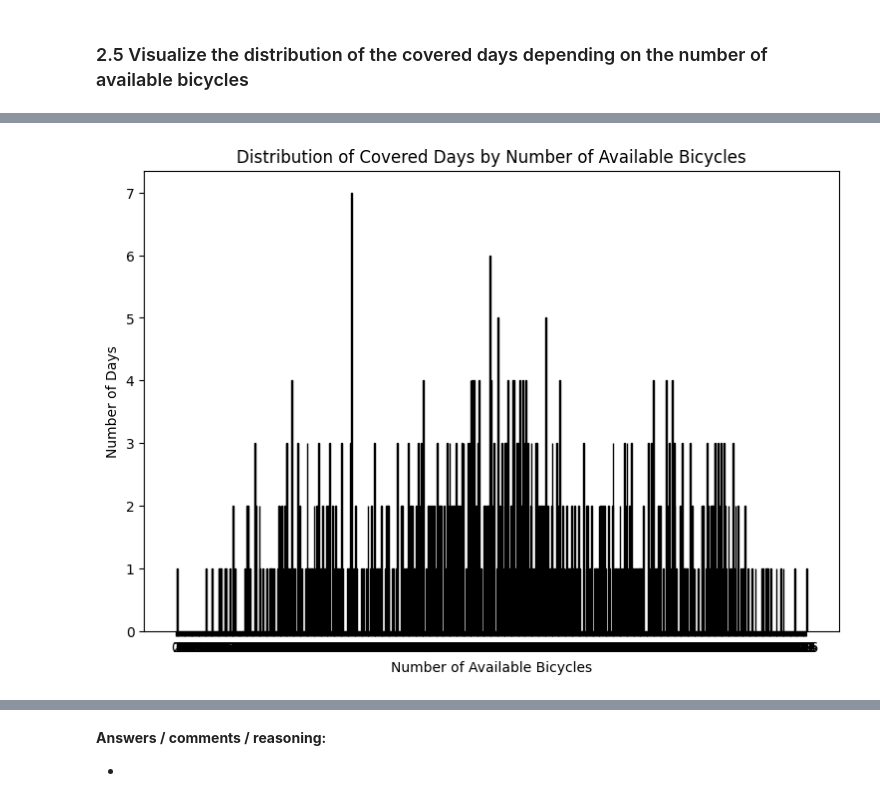
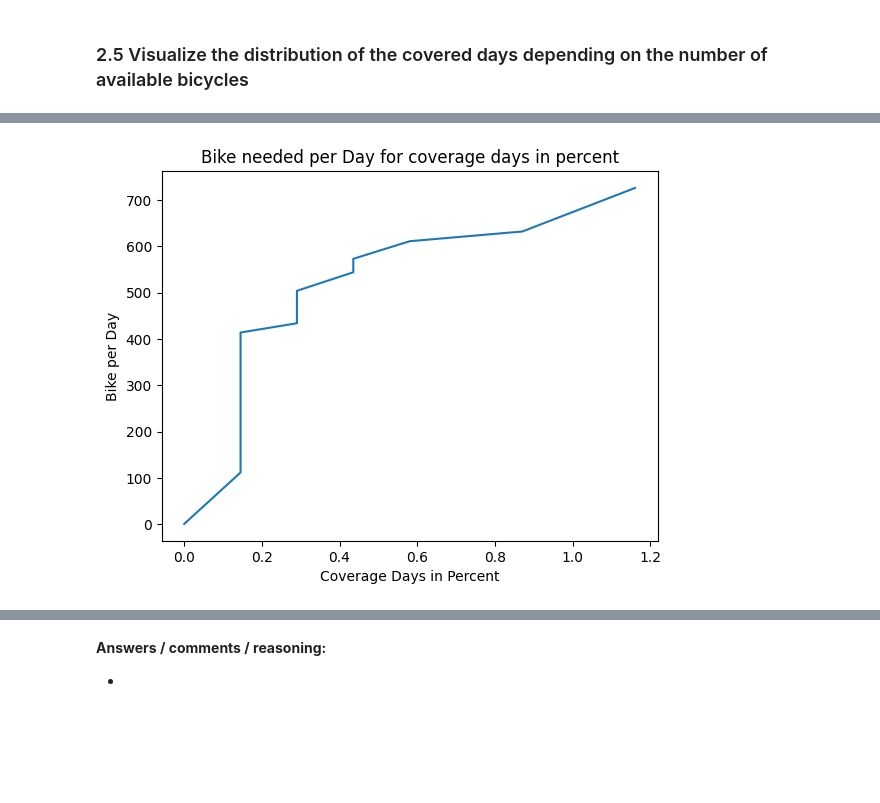
Before and after one commit to carlov93/sixt_challange, a Jupyter notebook: notebooks/SIXT_DataScience_Task202402.ipynb, the cells around one changed output, grey strips where cells are left out. Saved outputs shown, nothing was run; the diff lists cells and outputs as text; code cells hidden in the pictures; blank space fills up the shorter version.

```diff
--- a/notebooks/SIXT_DataScience_Task202402.ipynb
+++ b/notebooks/SIXT_DataScience_Task202402.ipynb
@@ -221,14 +214,2 @@ n95
 # %% [markdown]
 ### 2.5 Visualize the distribution of the covered days depending on the number of available bicycles
-# %%
-import pandas as pd
-import matplotlib.pyplot as plt
-import numpy as np
-
-# Angenommen, df ist dein DataFrame und 'cnt' die Spalte mit der Anzahl der gemieteten Fahrräder pro Tag
-
-# Maximale Anzahl an Ausleihen pro Fahrrad pro Tag
-max_ausleihen_pro_fahrrad = 12
-
-# Berechne die Anzahl der Fahrräder, die benötigt werden, um die Nachfrage jedes Tages zu decken
-df['benoetigte_fahrraeder'] = np.ceil(df['cnt'] / max_ausleihen_pro_fahrrad)
@@ -289,10 +216,17 @@ plt.show()
-# %%
-plt.figure(figsize=(9, 6))
-plt.hist(df['cnt'] // 12, bins=range(nmax+2), edgecolor='black')
-plt.xticks(range(nmax+1))
-plt.xlabel('Number of Available Bicycles')
-plt.ylabel('Number of Days')
-plt.title('Distribution of Covered Days by Number of Available Bicycles')
-plt.show()
-# %% [output]
-[figure, removed]
+# %%
+bike_per_percentiles = []
+coverage_days_in_percent = []
+for i in range(0, 105, 5):
+    nb_bikes = np.percentile(df['cnt'], i) // 12
+    coverage_days = df[df['cnt'] < nb_bikes].shape[0]
+    total_days = df.shape[0]
+    bike_per_percentiles.append(nb_bikes)
+    coverage_days_in_percent.append(coverage_days / total_days * 100)
+# %%
+plt.plot(coverage_days_in_percent, bike_per_percentiles)
+plt.xlabel('Coverage Days in Percent')
+plt.ylabel('Bike per Day')
+plt.title('Bike needed per Day for coverage days in percent')
+plt.show()
+# %% [output]
+[figure, added]
```
Also changed, not shown: parts of 36 cells of this notebook.
